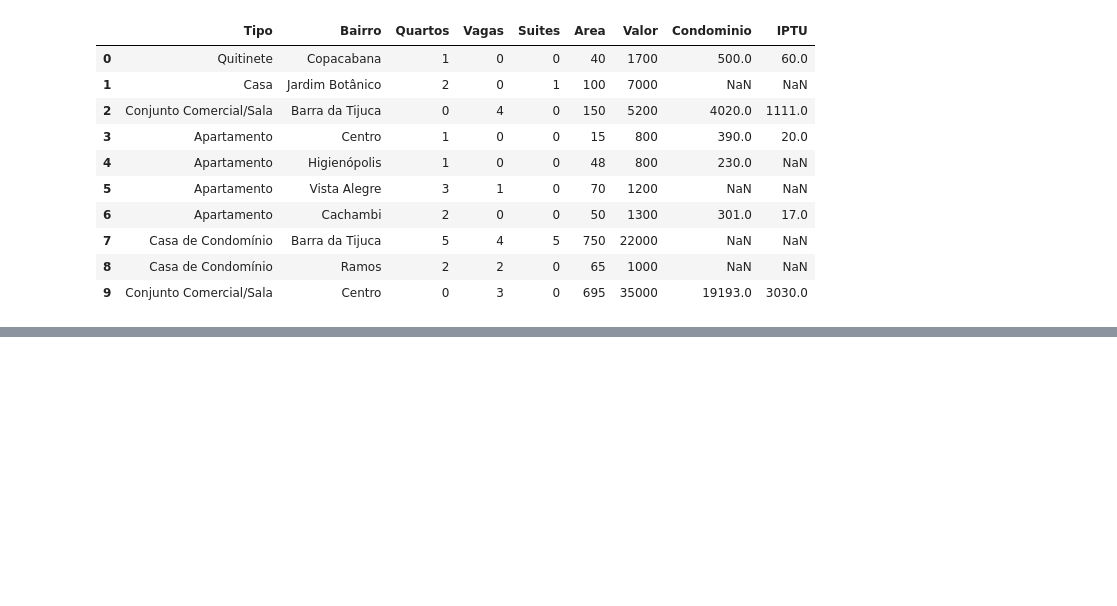
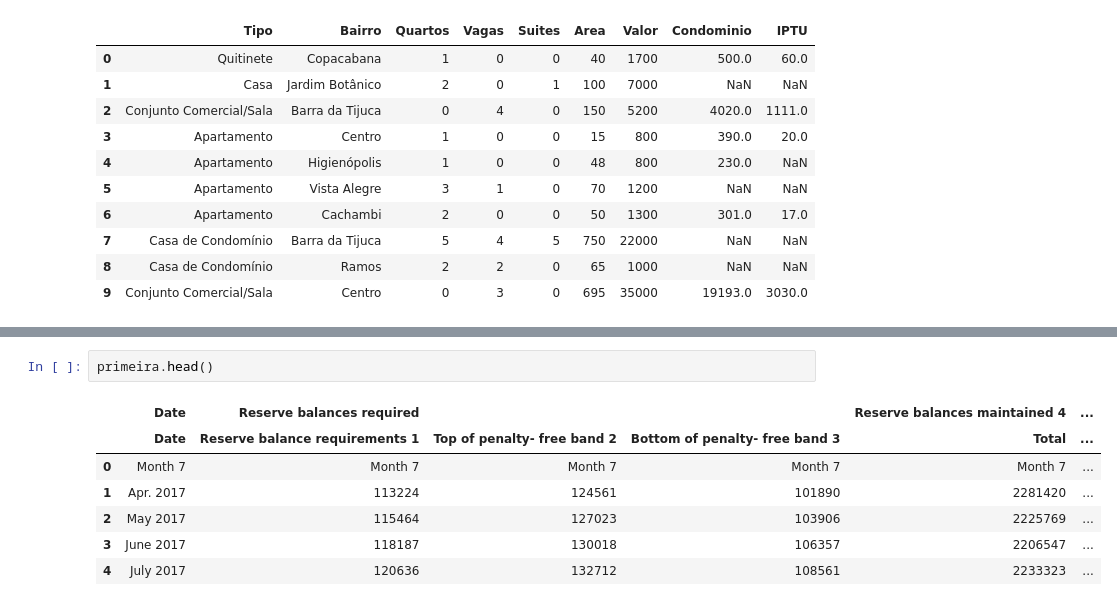
Before and after one commit to King-Bowie/pandas-testando-e-analisando, a Jupyter notebook: Pandas_Extras_testando_e_analisando.ipynb, the cells around one changed output, grey strips where cells are left out. Drawn from its saved outputs; the diff is of its cells as text; blank space fills up the shorter version.

```diff
--- a/Pandas_Extras_testando_e_analisando.ipynb
+++ b/Pandas_Extras_testando_e_analisando.ipynb
@@ -26,0 +84,10 @@ dados_json
+# %%
+primeira.head()
+# %% [output]
+|  | Date | Reserve balances required |  |  | Reserve balances maintained 4 | ... |
+|  | Date | Reserve balance requirements 1 | Top of penalty- free band 2 | Bottom of penalty- free band 3 | Total | ... |
+| 0 | Month 7 | Month 7 | Month 7 | Month 7 | Month 7 | ... |
+| 1 | Apr. 2017 | 113224 | 124561 | 101890 | 2281420 | ... |
+| 2 | May 2017 | 115464 | 127023 | 103906 | 2225769 | ... |
+| 3 | June 2017 | 118187 | 130018 | 106357 | 2206547 | ... |
+| 4 | July 2017 | 120636 | 132712 | 108561 | 2233323 | ... |
```
Also changed, not shown: parts of 20 cells of this notebook.
